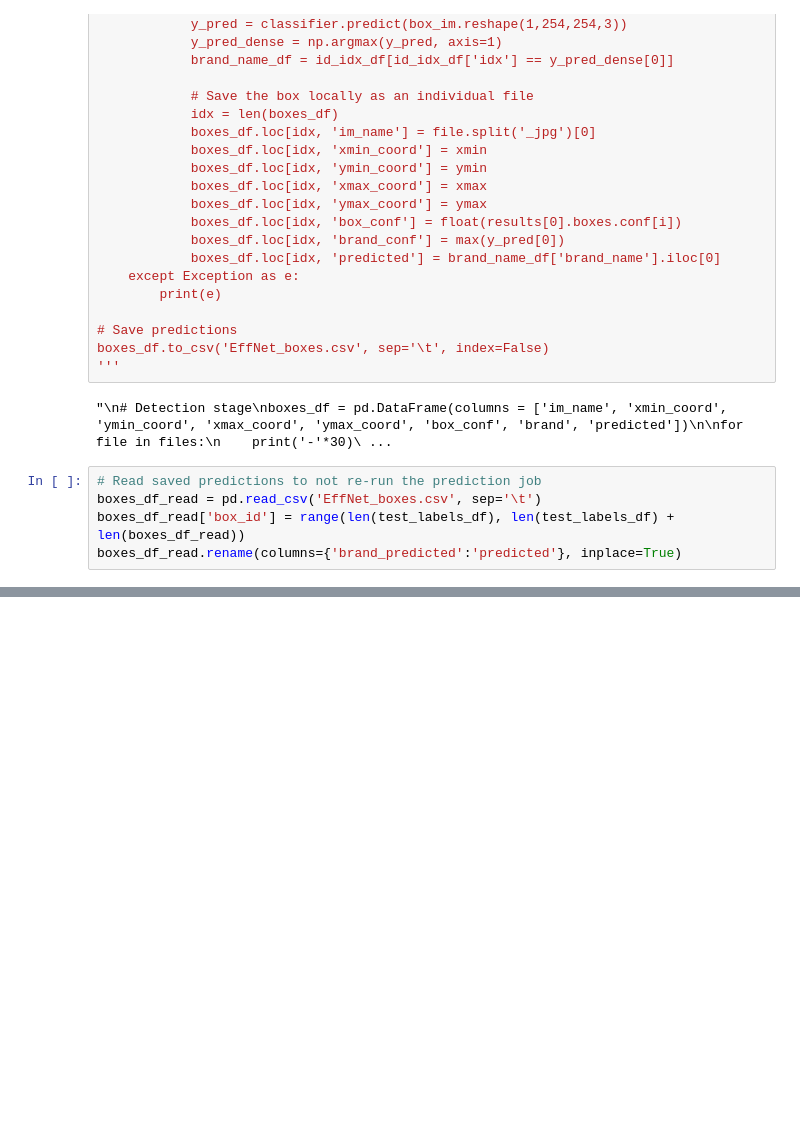
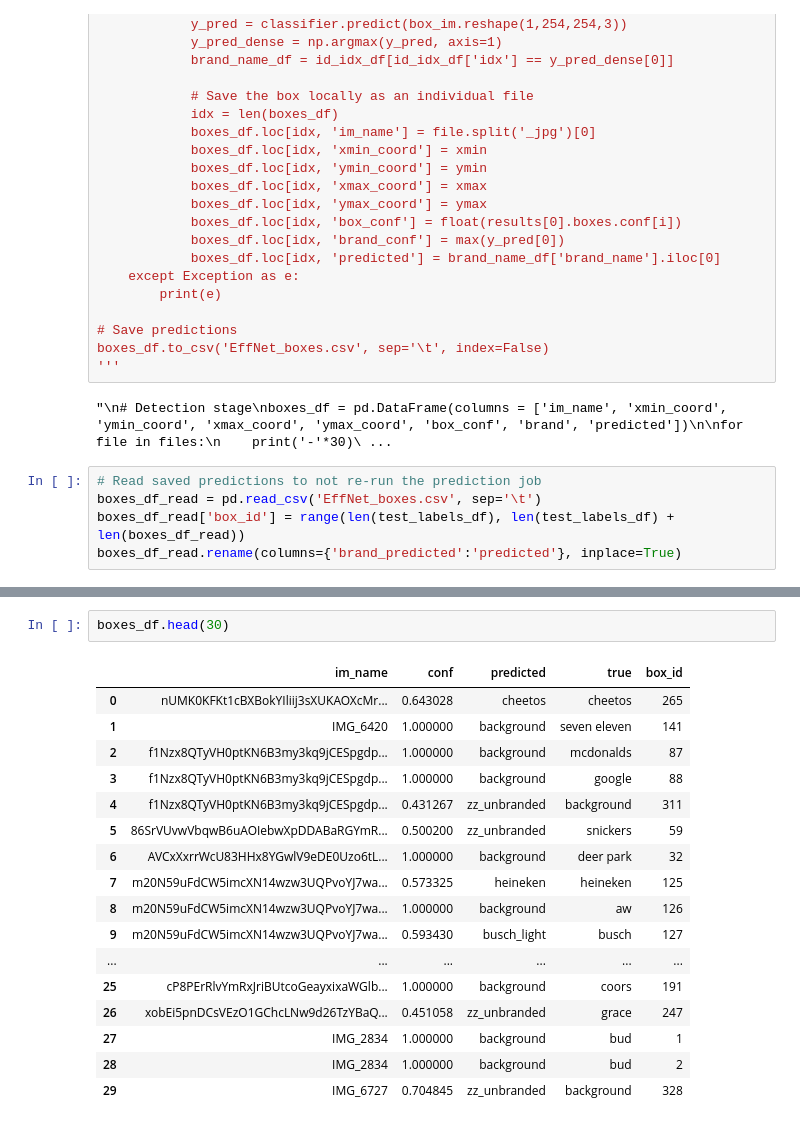
Before and after one commit to thriftypenguin/litter-imagery-brand-recognition, a Jupyter notebook: YOLO_EffNet/evaluate_the_model.ipynb, the cells around one changed output, grey strips where cells are left out. Drawn from its saved outputs; the diff is of its cells as text; blank space fills up the shorter version.

```diff
--- a/YOLO_EffNet/evaluate_the_model.ipynb
+++ b/YOLO_EffNet/evaluate_the_model.ipynb
@@ -246,0 +317,20 @@ image_boxes_df
+# %%
+boxes_df.head(30)
+# %% [output]
+|  | im_name | conf | predicted | true | box_id |
+| 0 | nUMK0KFKt1cBXBokYIliij3sXUKAOXcMr... | 0.643028 | cheetos | cheetos | 265 |
+| 1 | IMG_6420 | 1.000000 | background | seven eleven | 141 |
+| 2 | f1Nzx8QTyVH0ptKN6B3my3kq9jCESpgdp... | 1.000000 | background | mcdonalds | 87 |
+| 3 | f1Nzx8QTyVH0ptKN6B3my3kq9jCESpgdp... | 1.000000 | background | google | 88 |
+| 4 | f1Nzx8QTyVH0ptKN6B3my3kq9jCESpgdp... | 0.431267 | zz_unbranded | background | 311 |
+| 5 | 86SrVUvwVbqwB6uAOIebwXpDDABaRGYmR... | 0.500200 | zz_unbranded | snickers | 59 |
+| 6 | AVCxXxrrWcU83HHx8YGwlV9eDE0Uzo6tL... | 1.000000 | background | deer park | 32 |
+| 7 | m20N59uFdCW5imcXN14wzw3UQPvoYJ7wa... | 0.573325 | heineken | heineken | 125 |
+| 8 | m20N59uFdCW5imcXN14wzw3UQPvoYJ7wa... | 1.000000 | background | aw | 126 |
+| 9 | m20N59uFdCW5imcXN14wzw3UQPvoYJ7wa... | 0.593430 | busch_light | busch | 127 |
+| ... | ... | ... | ... | ... | ... |
+| 25 | cP8PErRlvYmRxJriBUtcoGeayxixaWGlb... | 1.000000 | background | coors | 191 |
+| 26 | xobEi5pnDCsVEzO1GChcLNw9d26TzYBaQ... | 0.451058 | zz_unbranded | grace | 247 |
+| 27 | IMG_2834 | 1.000000 | background | bud | 1 |
+| 28 | IMG_2834 | 1.000000 | background | bud | 2 |
+| 29 | IMG_6727 | 0.704845 | zz_unbranded | background | 328 |
```
Also changed, not shown: parts of 6 cells of this notebook.
